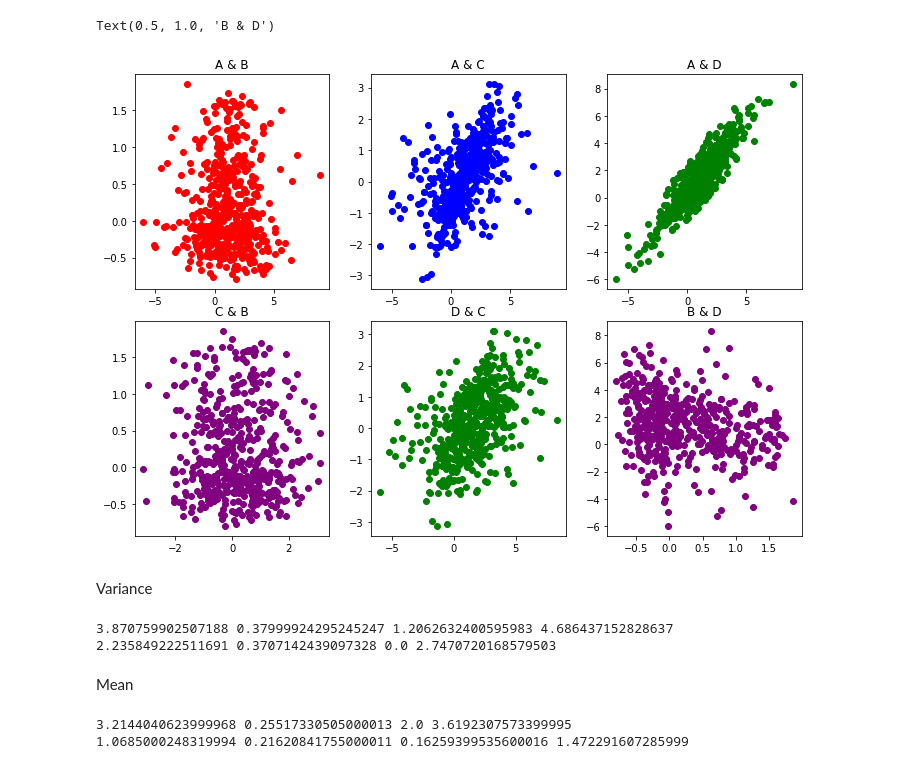
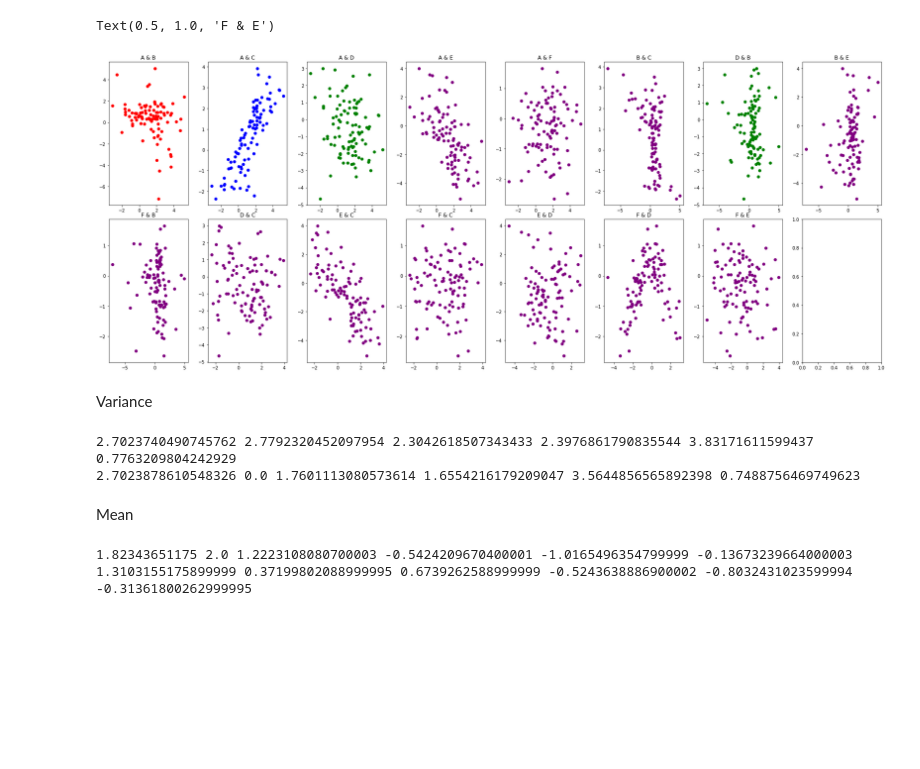
Before and after one commit to kridk999/C9PROJECT3, a Jupyter notebook: proj3_plots.ipynb, the cells around one changed output. Saved outputs shown, nothing was run; the diff lists cells and outputs as text; code cells hidden in the pictures; blank space fills up the shorter version.

```diff
--- a/proj3_plots.ipynb
+++ b/proj3_plots.ipynb
@@ -4,32 +4,50 @@ import numpy as np
 import matplotlib.pyplot as plt
 import seaborn as sns
 # %%
-no_inv = "data/data_500q.csv"
-inv = "data/data_C_2.csv"
+no_inv = "data/data_100q.csv"
+inv = "data/data_B_2.csv"
 
 df_inv = pd.read_csv(inv)
 df_no_inv = pd.read_csv(no_inv)
 # %%
 #define subplots
-fig, ax = plt.subplots(2, 3, figsize=(10,7))
+fig, ax = plt.subplots(2, 8, figsize=(25,10))
 fig.tight_layout()
 
 #create subplots
 ax[0, 0].scatter(df_no_inv["A"], df_no_inv["B"], color='red')
-ax[0,0].set_title('A & B')
+ax[0, 0].set_title('A & B')
 ax[0, 1].scatter(df_no_inv["A"], df_no_inv["C"], color='blue')
-ax[0,1].set_title('A & C')
+ax[0, 1].set_title('A & C')
 ax[0, 2].scatter(df_no_inv["A"], df_no_inv["D"], color='green')
-ax[0,2].set_title('A & D')
-ax[1, 0].scatter(df_no_inv["C"], df_no_inv["B"], color='purple')
-ax[1,0].set_title('C & B')
-ax[1, 1].scatter(df_no_inv["D"], df_no_inv["C"], color='green')
-ax[1,1].set_title('D & C')
-ax[1, 2].scatter(df_no_inv["B"], df_no_inv["D"], color='purple')
-ax[1,2].set_title('B & D')
+ax[0, 2].set_title('A & D')
+ax[0, 3].scatter(df_no_inv["A"], df_no_inv["E"], color='purple')
+ax[0, 3].set_title('A & E')
+ax[0, 4].scatter(df_no_inv["A"], df_no_inv["F"], color='purple')
+ax[0, 4].set_title('A & F')
+ax[0, 5].scatter(df_no_inv["B"], df_no_inv["C"], color='purple')
+ax[0, 5].set_title('B & C')
+ax[0, 6].scatter(df_no_inv["B"], df_no_inv["D"], color='green')
+ax[0, 6].set_title('D & B')
+ax[0, 7].scatter(df_no_inv["B"], df_no_inv["E"], color='purple')
+ax[0, 7].set_title('B & E')
+ax[1, 0].scatter(df_no_inv["B"], df_no_inv["F"], color='purple')
+ax[1, 0].set_title('F & B')
+ax[1, 1].scatter(df_no_inv["C"], df_no_inv["D"], color='purple')
+ax[1, 1].set_title('D & C')
+ax[1, 2].scatter(df_no_inv["C"], df_no_inv["E"], color='purple')
+ax[1, 2].set_title('E & C')
+ax[1, 3].scatter(df_no_inv["C"], df_no_inv["F"], color='purple')
+ax[1, 3].set_title('F & C')
+ax[1, 4].scatter(df_no_inv["D"], df_no_inv["E"], color='purple')
+ax[1, 4].set_title('E & D')
+ax[1, 5].scatter(df_no_inv["D"], df_no_inv["F"], color='purple')
+ax[1, 5].set_title('F & D')
+ax[1, 6].scatter(df_no_inv["E"], df_no_inv["F"], color='purple')
+ax[1, 6].set_title('F & E')
 # %% [output]
-Text(0.5, 1.0, 'B & D')
+Text(0.5, 1.0, 'F & E')
-[figure, old version]
+[figure, new version]
 # %% [markdown]
 Variance
 # %%
@@ -37,18 +55,21 @@ A_var = np.var(df_no_inv["A"])
 B_var = np.var(df_no_inv["B"])
 C_var = np.var(df_no_inv["C"])
 D_var = np.var(df_no_inv["D"])
-
+E_var = np.var(df_no_inv["E"])
+F_var = np.var(df_no_inv["F"])
 
 A2_var = np.var(df_inv["A"])
 B2_var = np.var(df_inv["B"])
 C2_var = np.var(df_inv["C"])
 D2_var = np.var(df_inv["D"])
+E2_var = np.var(df_inv["E"])
+F2_var = np.var(df_inv["F"])
 
-print(A_var, B_var, C_var, D_var)
-print(A2_var, B2_var, C2_var, D2_var)
+print(A_var, B_var, C_var, D_var, E_var, F_var)
+print(A2_var, B2_var, C2_var, D2_var, E2_var, F2_var)
 # %% [output]
-3.870759902507188 0.37999924295245247 1.2062632400595983 4.686437152828637
-2.235849222511691 0.3707142439097328 0.0 2.7470720168579503
+2.7023740490745762 2.7792320452097954 2.3042618507343433 2.3976861790835544 3.83171611599437 0.7763209804242929
+2.7023878610548326 0.0 1.7601113080573614 1.6554216179209047 3.5644856565892398 0.7488756469749623
 # %% [markdown]
 Mean
 # %%
@@ -56,16 +77,21 @@ A_mean = np.mean(df_no_inv["A"])
 B_mean = np.mean(df_no_inv["B"])
 C_mean = np.mean(df_no_inv["C"])
 D_mean = np.mean(df_no_inv["D"])
+E_mean = np.mean(df_no_inv["E"])
+F_mean = np.mean(df_no_inv["F"])
+
 A2_mean = np.mean(df_inv["A"])
 B2_mean = np.mean(df_inv["B"])
 C2_mean = np.mean(df_inv["C"])
 D2_mean = np.mean(df_inv["D"])
+E2_mean = np.mean(df_inv["E"])
+F2_mean = np.mean(df_inv["F"])
 
 
 
-print(A2_mean, B2_mean, C2_mean, D2_mean)
-print(A_mean,  B_mean, C_mean, D_mean)
+print(A2_mean, B2_mean, C2_mean, D2_mean, E2_mean, F2_mean)
+print(A_mean,  B_mean, C_mean, D_mean, E_mean, F_mean)
 # %% [output]
-3.2144040623999968 0.25517330505000013 2.0 3.6192307573399995
-1.0685000248319994 0.21620841755000011 0.16259399535600016 1.472291607285999
+1.82343651175 2.0 1.2223108080700003 -0.5424209670400001 -1.0165496354799999 -0.13673239664000003
+1.3103155175899999 0.37199802088999995 0.6739262588999999 -0.5243638886900002 -0.8032431023599994 -0.31361800262999995
 # %%
```
Also changed, not shown: parts of 8 cells of this notebook, 8 other files.
